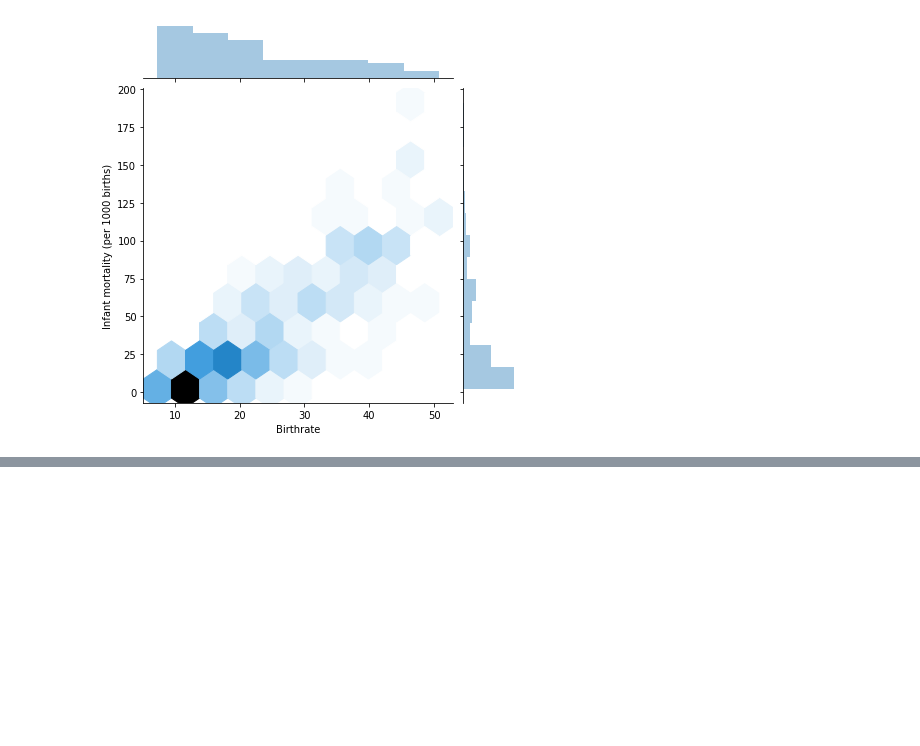
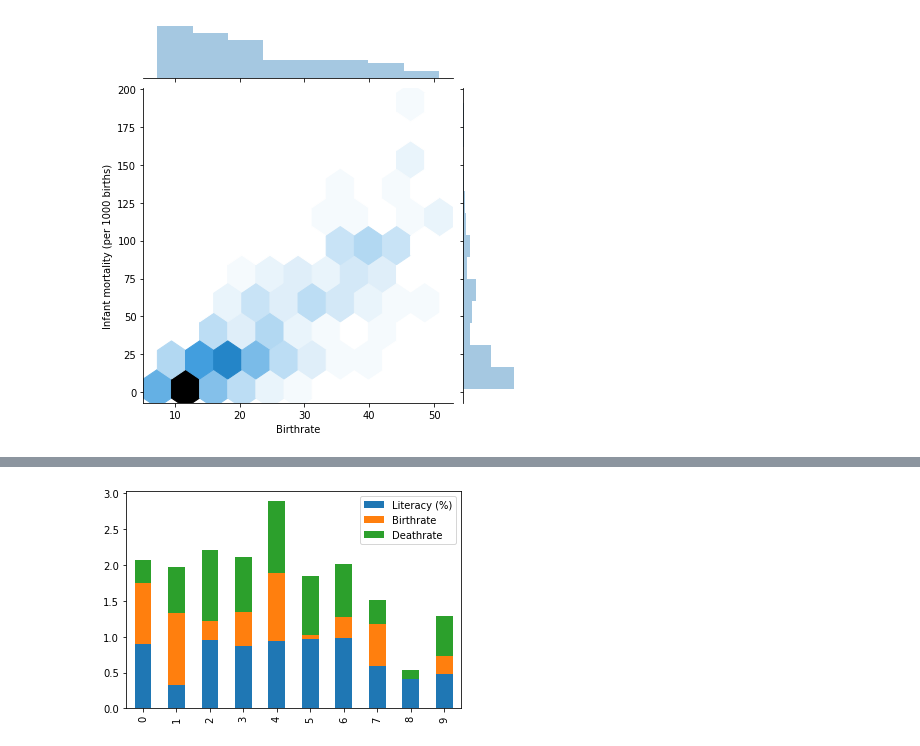
Before and after one commit to Tommy-dan/danprojects, a Jupyter notebook: countries-world-dataset.ipynb, the cells around one changed output, grey strips where cells are left out. Cells and saved outputs as stored; diff of their text form; code cells hidden in the pictures; blank space fills up the shorter version.

```diff
--- a/countries-world-dataset.ipynb
+++ b/countries-world-dataset.ipynb
@@ -290,0 +328,4 @@ countries_df.boxplot(by="Country", figsize=(12, 6));
+# %%
+df1.plot.bar(stacked=True);
+# %% [output]
+[figure, added]
```
Also changed, not shown: parts of 21 cells of this notebook.
